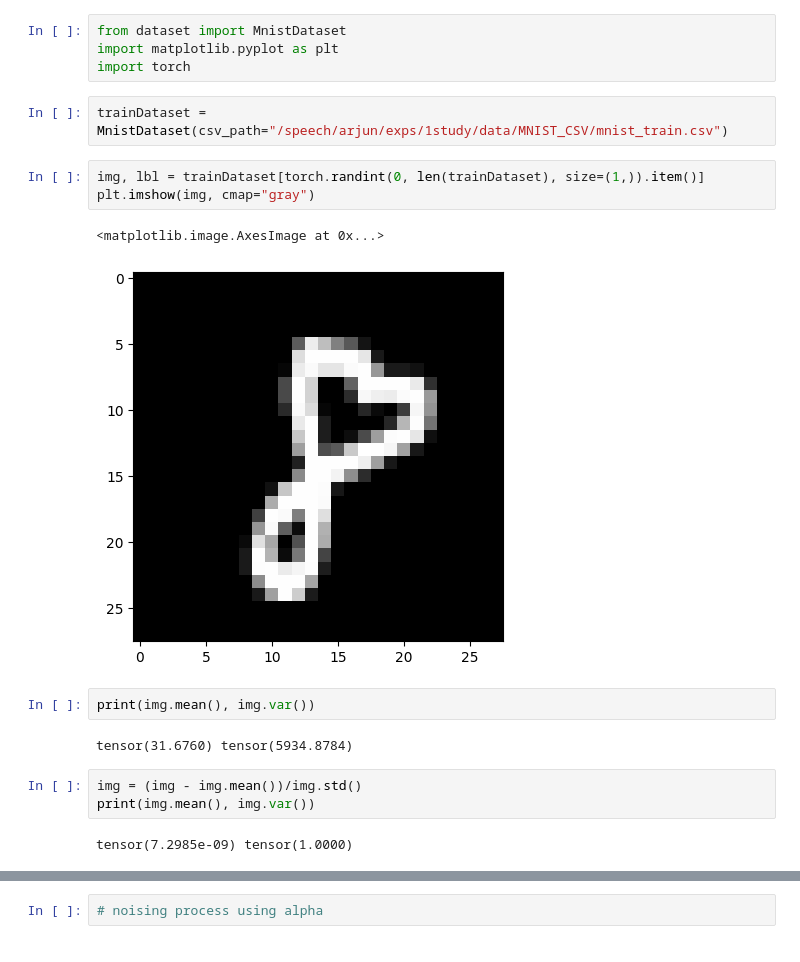
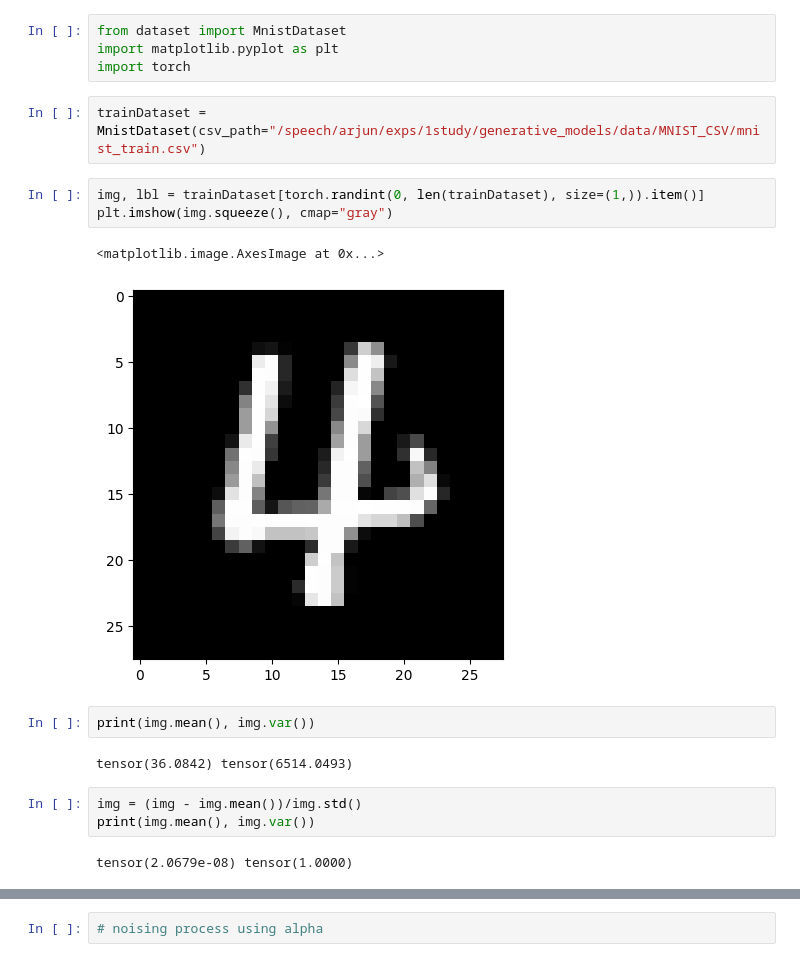
Before and after one commit to arjun-gangwar/Deep-Generative-Models-Deep-Dive, a Jupyter notebook: analysis.ipynb, the cells around one changed output, grey strips where cells are left out. Drawn from its saved outputs; the diff is of its cells as text.

```diff
--- a/analysis.ipynb
+++ b/analysis.ipynb
@@ -3,20 +3,20 @@ from dataset import MnistDataset
 import matplotlib.pyplot as plt
 import torch
 # %%
-trainDataset = MnistDataset(csv_path="/speech/arjun/exps/1study/data/MNIST_CSV/mnist_train.csv")
+trainDataset = MnistDataset(csv_path="/speech/arjun/exps/1study/generative_models/data/MNIST_CSV/mnist_train.csv")
 # %%
 img, lbl = trainDataset[torch.randint(0, len(trainDataset), size=(1,)).item()]
-plt.imshow(img, cmap="gray")
+plt.imshow(img.squeeze(), cmap="gray")
 # %% [output]
 <matplotlib.image.AxesImage at 0x...>
-[figure, old version]
+[figure, new version]
 # %%
 print(img.mean(), img.var())
 # %% [output]
-tensor(31.6760) tensor(5934.8784)
+tensor(36.0842) tensor(6514.0493)
 # %%
 img = (img - img.mean())/img.std()
 print(img.mean(), img.var())
 # %% [output]
-tensor(7.2985e-09) tensor(1.0000)
+tensor(2.0679e-08) tensor(1.0000)
 # %%
```
Also changed, not shown: parts of 9 cells of this notebook, 6 other files.
